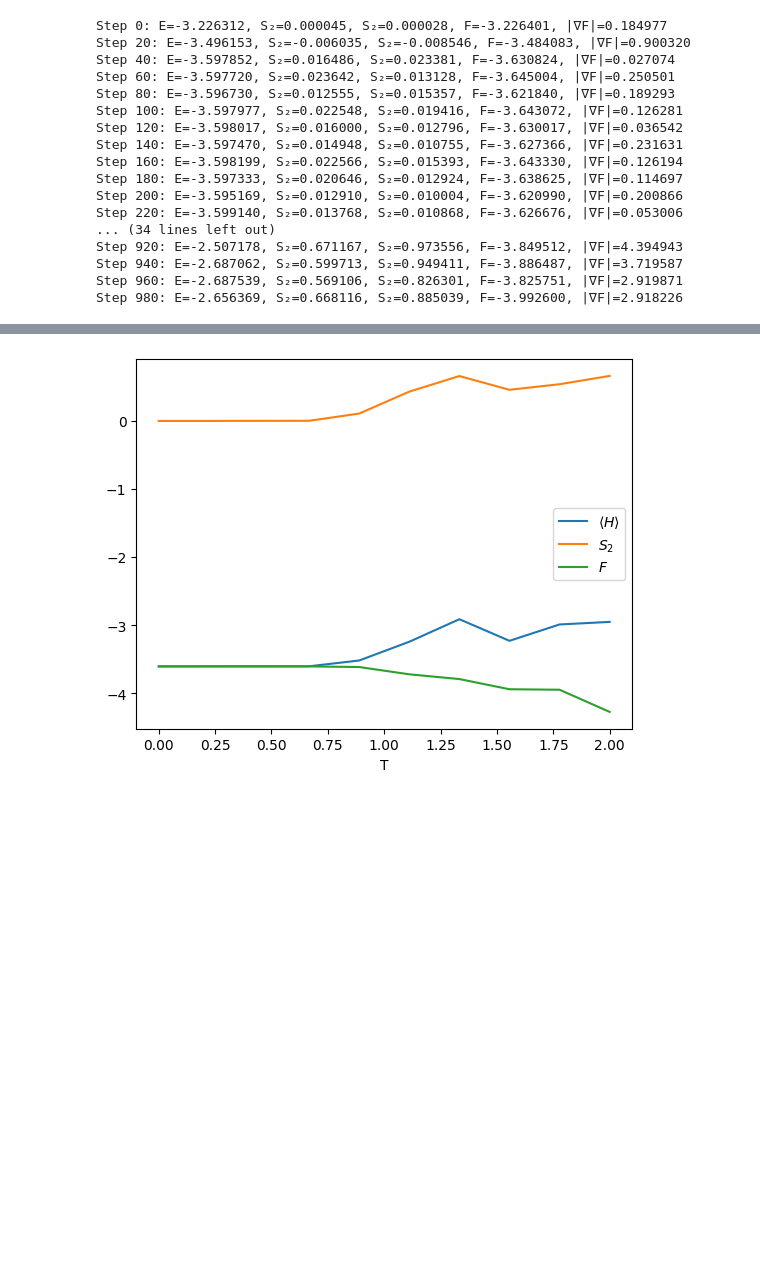
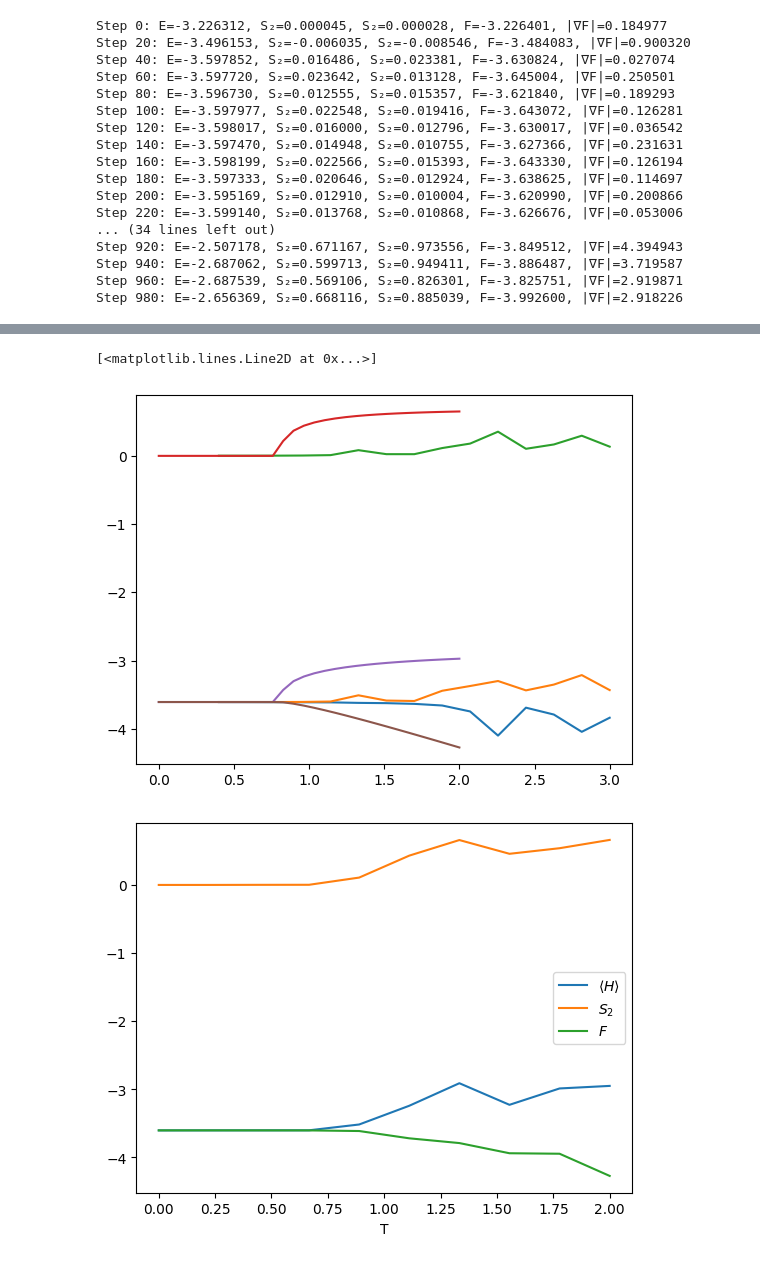
Before and after one commit to ismaelcastrouimp/TFM, a Jupyter notebook: Ancilla_Ising.ipynb, the cells around one changed output, grey strips where cells are left out. Drawn from its saved outputs; the diff is of its cells as text; code cells hidden in the pictures; blank space fills up the shorter version.

```diff
--- a/Ancilla_Ising.ipynb
+++ b/Ancilla_Ising.ipynb
@@ -1310,0 +1859,13 @@ KeyboardInterrupt:
+# %%
+plt.plot(T_array, free_energy_results)
+plt.plot(T_array, energy_results)
+plt.plot(T_array, entropy_results)
+f=[-3.60555127531178, -3.605551275317158, -3.605551274512898, -3.605551275416086, -3.6055512738995645, -3.6055512753850336, -3.6055512753211403, -3.6055512747794354, -3.6055512706813033, -3.605551275070867, -3.605551270067524, -3.6055512725042966, -3.6092777154634077, -3.6303203523646257, -3.6584744063091224, -3.690676779835767, -3.7256133737263486, -3.7625429457519806, -3.8009939255281284, -3.8406438992005336, -3.881261472130581, -3.9226745584672025, -3.964751617241964, -4.007389850053537, -4.050507525562062, -4.094038527302896, -4.137928797689049, -4.182133509627089, -4.226615422218169, -4.271342776089965]
+e=[-3.6055512753117727, -3.6055512753142893, -3.605551274475035, -3.605551275411756, -3.605551273739227, -3.6055512753766816, -3.6055512753025116, -3.605551274663859, -3.6055512698102925, -3.60555127498683, -3.605551268788476, -3.6055512715964104, -3.4292290161629526, -3.3001323804380434, -3.2318439346288663, -3.1847931152224933, -3.1491616700598866, -3.120726394461411, -3.097278552936508, -3.07747818781177, -3.060459068265385, -3.04562448084641, -3.032546594213338, -3.0209132424773957, -3.0104860993687668, -3.001066882301831, -2.992523166749285, -2.9847124540720795, -2.9775513220393375, -2.9709586402264367]
+s=[5.494737998086278e-11, 4.157962862991594e-11, 2.745168537309649e-10, 2.1032842134837393e-11, 5.812356153624379e-10, 2.4216184613417127e-11, 4.5012438222205554e-11, 2.393887310889839e-10, 1.5786940656097546e-09, 1.3548429046246959e-10, 1.8546387776087152e-09, 1.1967570275273263e-09, 0.21755884498806888, 0.3682865840719299, 0.44186727424028294, 0.4890208757928442, 0.5224093564477259, 0.5474317643360624, 0.5668818279210265, 0.582415937638799, 0.5950817428022825, 0.6055821964524529, 0.6144078560870708, 0.6219091656458301, 0.6283462783251147, 0.6339235541006736, 0.6387839095625101, 0.6430594557610052, 0.6468367661640377, 0.650192067931764]
+plt.plot(np.linspace(0,2,30), s)
+plt.plot(np.linspace(0,2,30), e)
+plt.plot(np.linspace(0,2,30), f)
+# %% [output]
+[<matplotlib.lines.Line2D at 0x...>]
+[figure, added]
```
Also changed, not shown: parts of 7 cells of this notebook, 2 other files.
